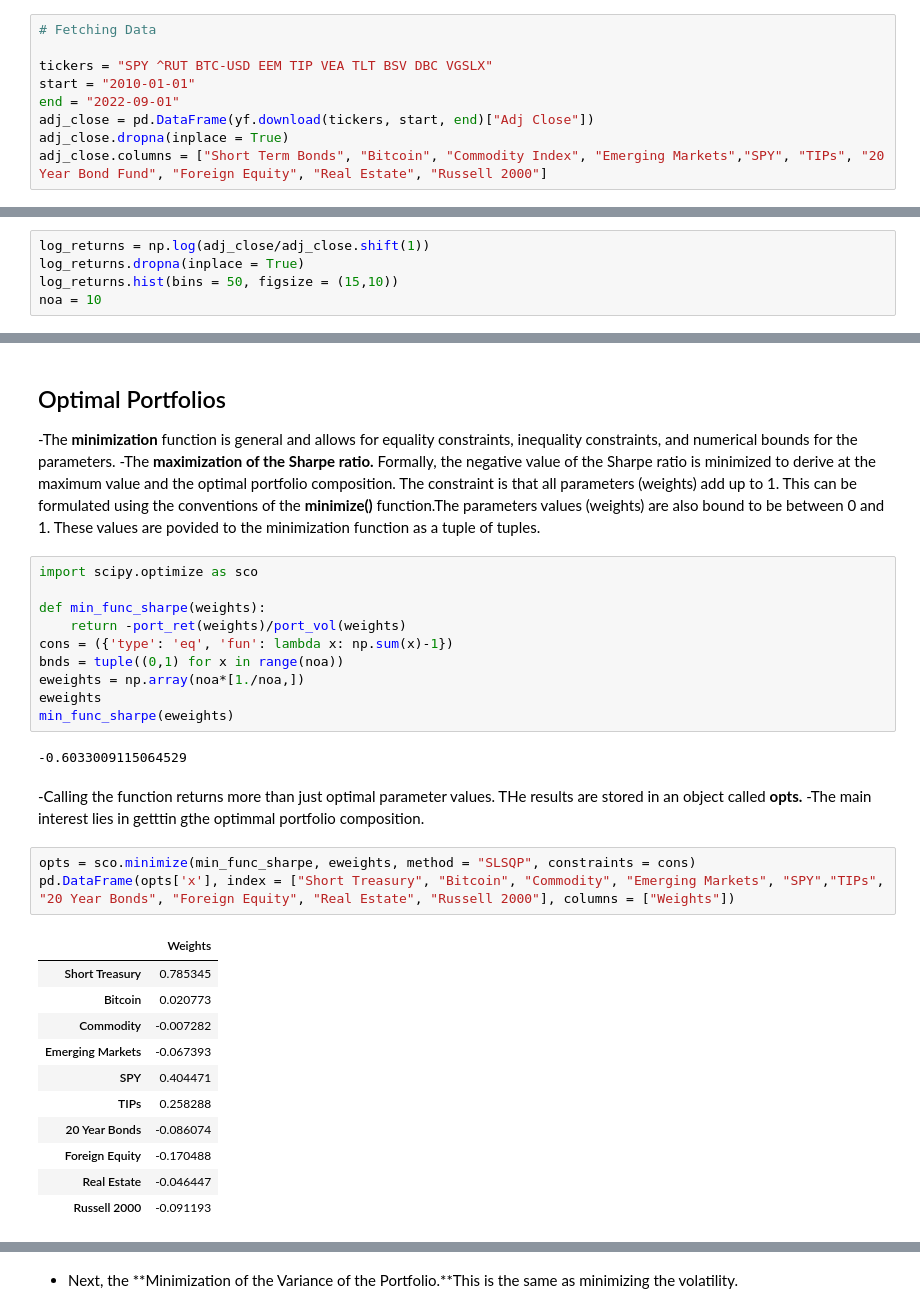
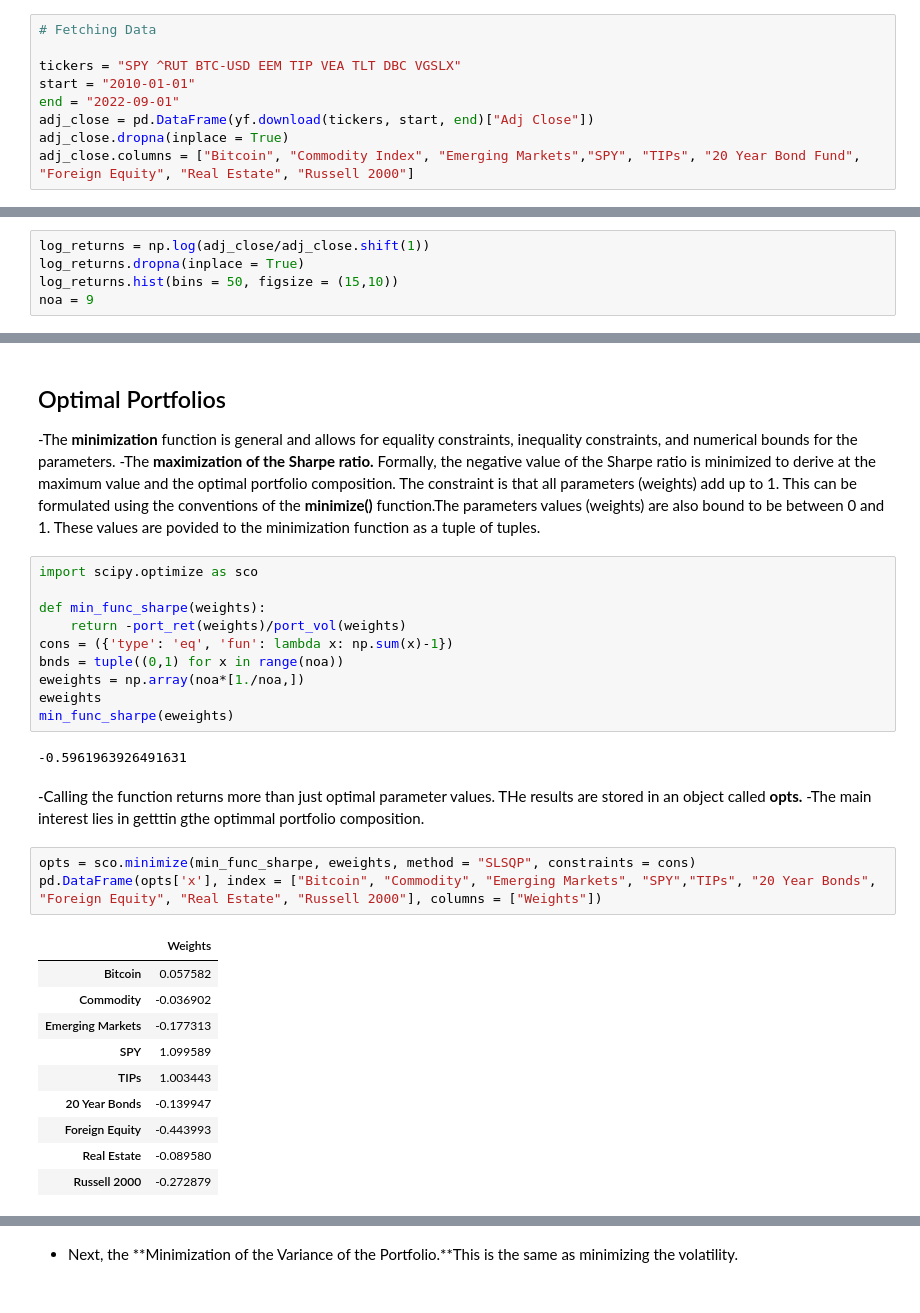
Before and after one commit to dcstein22/economics, a Jupyter notebook: Tech_Presentation.ipynb, the cells around one changed output, grey strips where cells are left out. Drawn from its saved outputs; the diff is of its cells as text.

```diff
--- a/Tech_Presentation.ipynb
+++ b/Tech_Presentation.ipynb
@@ -22,10 +22,10 @@ mpl.rcParams['font.family'] = 'serif'
 # %%
 # Fetching Data
 
-tickers = "SPY ^RUT BTC-USD EEM TIP VEA TLT BSV DBC VGSLX"
+tickers = "SPY ^RUT BTC-USD EEM TIP VEA TLT DBC VGSLX"
 start = "2010-01-01"
 end = "2022-09-01"
 adj_close = pd.DataFrame(yf.download(tickers, start, end)["Adj Close"])
 adj_close.dropna(inplace = True)
-adj_close.columns = ["Short Term Bonds", "Bitcoin", "Commodity Index", "Emerging Markets","SPY", "TIPs", "20 Year Bond Fund", "Foreign Equity", "Real Estate", "Russell 2000"]
+adj_close.columns = ["Bitcoin", "Commodity Index", "Emerging Markets","SPY", "TIPs", "20 Year Bond Fund", "Foreign Equity", "Real Estate", "Russell 2000"]
 # %% [output]
@@ -34,5 +34,5 @@ adj_close.columns = ["Short Term Bonds", "Bitcoin", "Commodity Index", "Emerging
 log_returns = np.log(adj_close/adj_close.shift(1))
 log_returns.dropna(inplace = True)
 log_returns.hist(bins = 50, figsize = (15,10))
-noa = 10
+noa = 9
 # %% [output]
@@ -131,25 +127,24 @@ eweights = np.array(noa*[1./noa,])
 eweights
 min_func_sharpe(eweights)
 # %% [output]
--0.6033009115064529
+-0.5961963926491631
 # %% [markdown]
 -Calling the function returns more than just optimal parameter values. THe results are stored in an object called **opts.**
 -The main interest lies in getttin gthe optimmal portfolio composition.
 # %%
 opts = sco.minimize(min_func_sharpe, eweights, method = "SLSQP", constraints = cons)
-pd.DataFrame(opts['x'], index = ["Short Treasury", "Bitcoin", "Commodity", "Emerging Markets", "SPY","TIPs", "20 Year Bonds", "Foreign Equity", "Real Estate", "Russell 2000"], columns = ["Weights"])
+pd.DataFrame(opts['x'], index = ["Bitcoin", "Commodity", "Emerging Markets", "SPY","TIPs", "20 Year Bonds", "Foreign Equity", "Real Estate", "Russell 2000"], columns = ["Weights"])
 # %% [output]
 |  | Weights |
-| Short Treasury | 0.785345 |
-| Bitcoin | 0.020773 |
-| Commodity | -0.007282 |
-| Emerging Markets | -0.067393 |
-| SPY | 0.404471 |
-| TIPs | 0.258288 |
-| 20 Year Bonds | -0.086074 |
-| Foreign Equity | -0.170488 |
-| Real Estate | -0.046447 |
-| Russell 2000 | -0.091193 |
+| Bitcoin | 0.057582 |
+| Commodity | -0.036902 |
+| Emerging Markets | -0.177313 |
+| SPY | 1.099589 |
+| TIPs | 1.003443 |
+| 20 Year Bonds | -0.139947 |
+| Foreign Equity | -0.443993 |
+| Real Estate | -0.089580 |
+| Russell 2000 | -0.272879 |
 # %%
 print("The resulting portfolio return and portfolio volatility from the optimal weights are", np.round(port_ret(opts['x']),4), "and",np.round(port_vol(opts["x"]),4), "respectively.")
 # %% [output]
```
Also changed, not shown: parts of 9 cells of this notebook.
